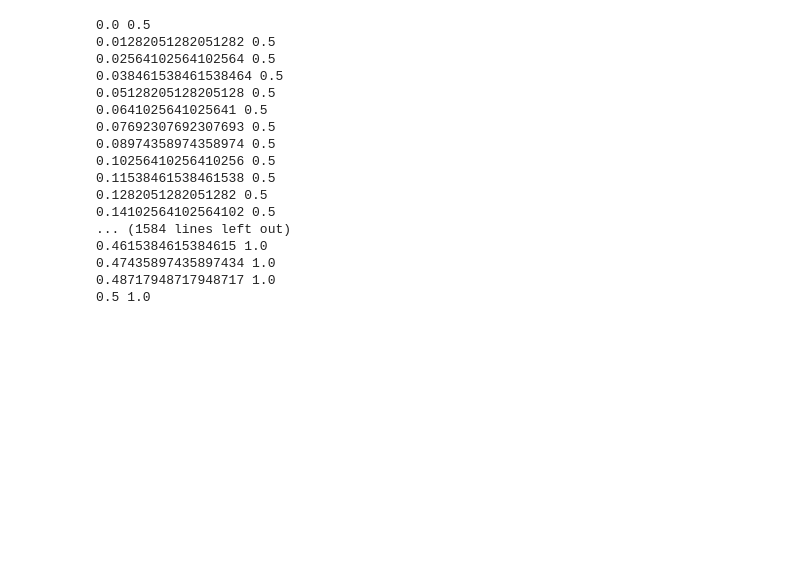
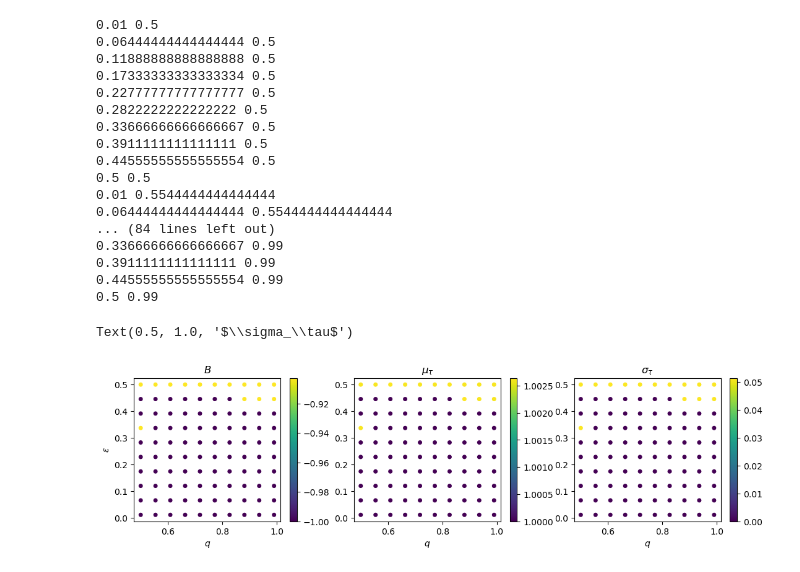
Before and after one commit to kalburge/stock-predict, a Jupyter notebook: model/reward_simulate.ipynb, the cells around one changed output. Drawn from its saved outputs; the diff is of its cells as text; code cells hidden in the pictures; blank space fills up the shorter version.

Commit message:
simulate freq

```diff
--- a/model/reward_simulate.ipynb
+++ b/model/reward_simulate.ipynb
@@ -69,6 +102,16 @@ NameError: name 'epsilon' is not defined
 # %%
-def run_simulation(N, epsilon, q):
-    block = sim.RewardMax(N, mu, sigma, epsilon, q, R, c)
+def run_sim_r(N, epsilon, q):
+    block = sim_r.RewardMax(N, mu, sigma, epsilon, q, R, c)
+    block.experiment_sim()
+    choicetime = block.RT
+    time_lags = [choicetime[i-1] - choicetime[i] for i in range(1,len(choicetime))]
+    dfTL = pd.DataFrame(time_lags, columns=['TL'])
+    dfTL['counts'] = choicetime[0:len(choicetime)-1]
+    lags = dfTL.groupby(dfTL['TL']).count()
+    return np.array(time_lags), np.array(lags.index), np.array(lags.counts), dfTL.shape[0]
+
+def run_sim_f(N, epsilon, q):
+    block = sim_f.RewardMax(N, mu, sigma, epsilon, q, R, c)
     block.experiment_sim()
     choicetime = block.RT
     time_lags = [choicetime[i-1] - choicetime[i] for i in range(1,len(choicetime))]
@@ -93,7 +136,7 @@ def bursty_sim(L):
     for fr in np.linspace(0.5,0.99,L):
         for haz in np.linspace(0.01,0.5,L):
             print(haz,fr)
-            all_lags, lags, freq, N = run_simulation(385, haz, fr)
+            all_lags, lags, freq, N = run_sim_f(385, haz, fr)
             q.append(fr); eps.append(haz)
             b_i.append(compute_burstiness(all_lags))
             mu_i.append(compute_mean(all_lags))
@@ -123,23 +166,49 @@ def plot(q, eps, b_i):
 #     eps_mdl = LinearRegression(); eps_mdl.fit(eps,b_i)
 #     plt.plot(eps, eps_mdl.predict(eps), 'r')
     plt.show()
+
+def convert(q,eps,b_i,m_i,s_i):
+    mat = np.concatenate((q,eps,b_i,m_i,s_i), axis=1)
+    return pd.DataFrame(mat, columns=['q', 'eps', 'B_i', 'mu_i', 'sig_i'])
 # %%
-q, e, b, m, s = bursty_sim(40)
+q, e, b, m, s = bursty_sim(10)
 # %% [output]
-0.0 0.5
-0.01282051282051282 0.5
-0.02564102564102564 0.5
-0.038461538461538464 0.5
-0.05128205128205128 0.5
-0.0641025641025641 0.5
-0.07692307692307693 0.5
-0.08974358974358974 0.5
-0.10256410256410256 0.5
-0.11538461538461538 0.5
-0.1282051282051282 0.5
-0.14102564102564102 0.5
-... (1584 lines left out)
-0.4615384615384615 1.0
-0.47435897435897434 1.0
-0.48717948717948717 1.0
-0.5 1.0
+0.01 0.5
+0.06444444444444444 0.5
+0.11888888888888888 0.5
+0.17333333333333334 0.5
+0.22777777777777777 0.5
+0.2822222222222222 0.5
+0.33666666666666667 0.5
+0.3911111111111111 0.5
+0.44555555555555554 0.5
+0.5 0.5
+0.01 0.5544444444444444
+0.06444444444444444 0.5544444444444444
+... (84 lines left out)
+0.33666666666666667 0.99
+0.3911111111111111 0.99
+0.44555555555555554 0.99
+0.5 0.99
+# %%
+df = convert(q,e,b,m,s)
+plt.subplots(figsize=(13,3))
+plt.subplot(131)
+plt.scatter(q,e, c=b, s=16)
+plt.colorbar()
+plt.xlabel('$q$')
+plt.ylabel('$\epsilon$')
+plt.title('$B$')
+plt.subplot(132)
+plt.scatter(q,e, c=m, s=16)
+plt.colorbar()
+plt.xlabel('$q$')
+plt.title('$\mu_\\tau$')
+plt.subplot(133)
+plt.scatter(q,e, c=s, s=16)
+plt.colorbar()
+plt.xlabel('$q$')
+plt.title('$\sigma_\\tau$')
+# %% [output]
+Text(0.5, 1.0, '$\\sigma_\\tau$')
+[figure, added]
```
Also changed, not shown: parts of 13 cells of this notebook.
